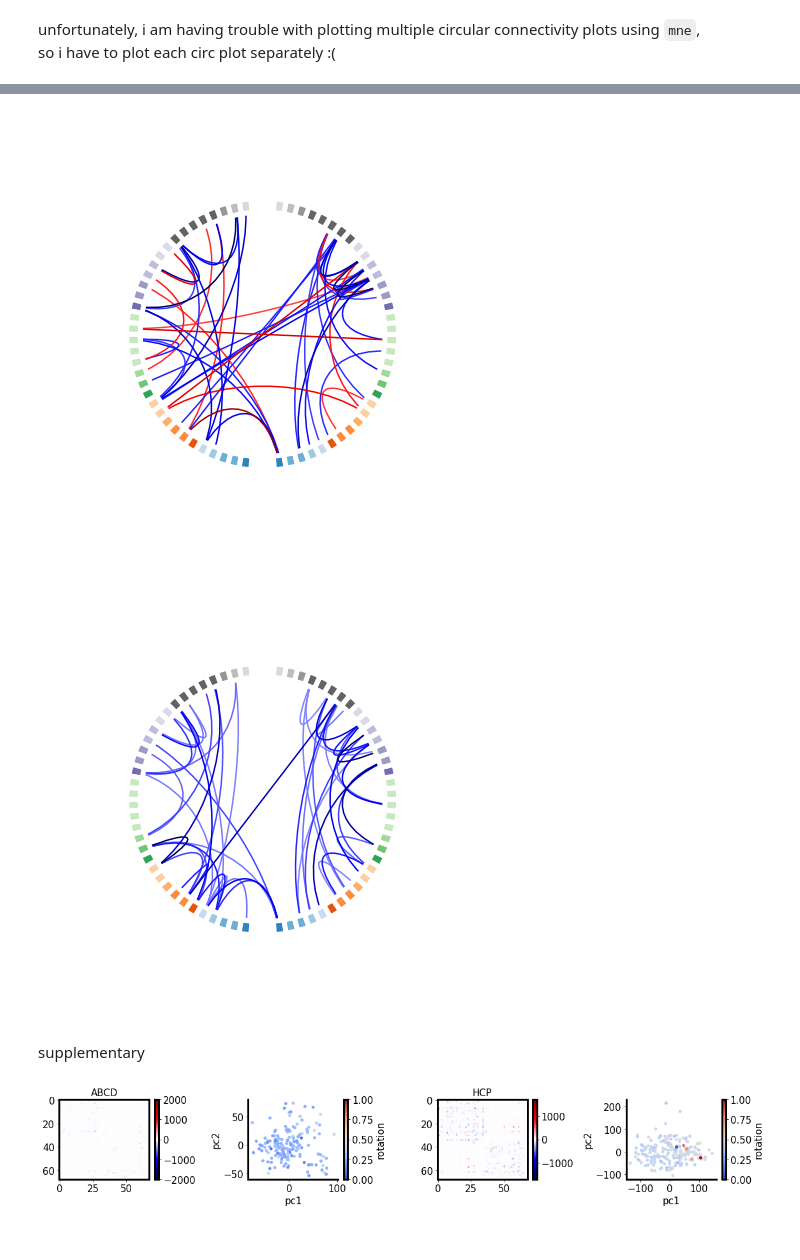
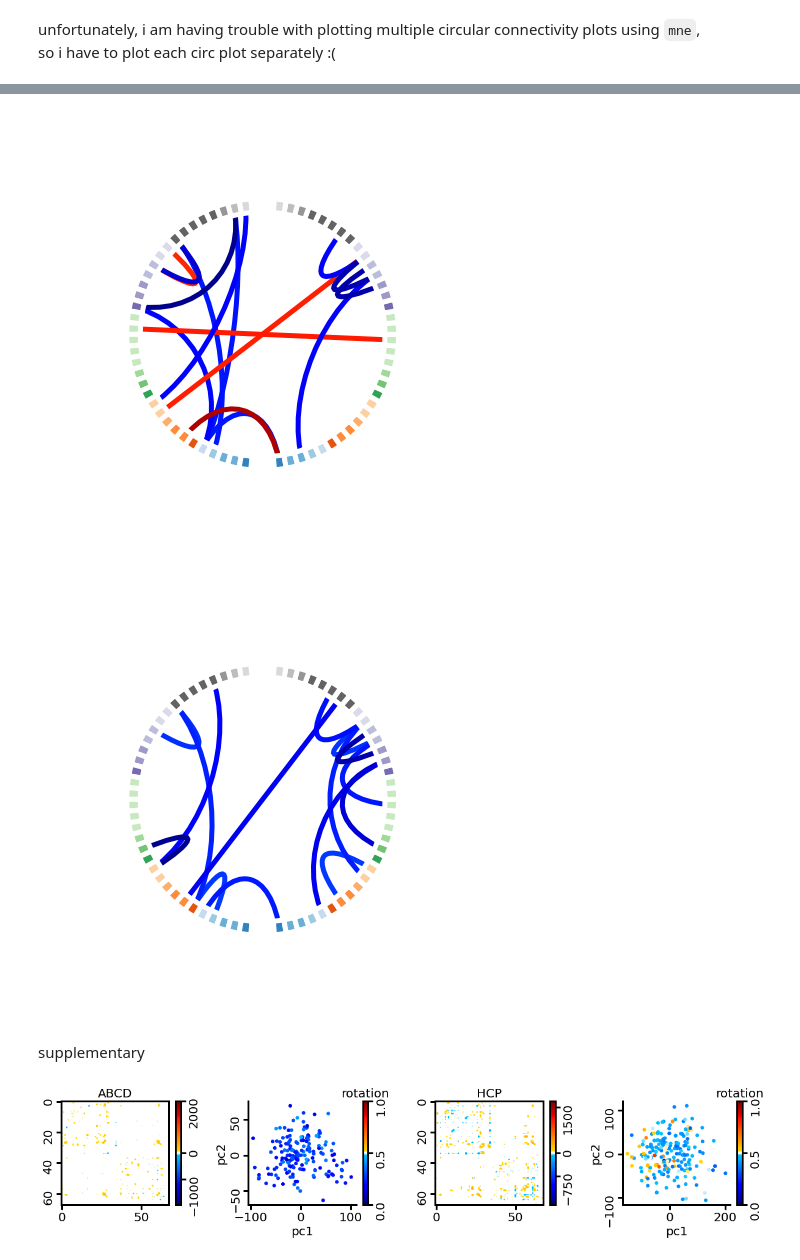
Before and after one commit to yzhang511/inv-vae, a Jupyter notebook: notebooks/fig_2.ipynb, the cells around one changed output, grey strips where cells are left out. Drawn from its saved outputs; the diff is of its cells as text; code cells hidden in the pictures.

```diff
--- a/notebooks/fig_2.ipynb
+++ b/notebooks/fig_2.ipynb
@@ -17,9 +17,9 @@ from mne_connectivity.viz import plot_connectivity_circle
 
 from inv_vae.utils.helpers import min_max_standardize, preprocess_neural_data
 # %%
-SMALL_SIZE = 10
-MEDIUM_SIZE = 15
-BIGGER_SIZE = 20
+SMALL_SIZE = 15
+MEDIUM_SIZE = 20
+BIGGER_SIZE = 25
 
 plt.rc('font', size=MEDIUM_SIZE)
 plt.rc('axes', titlesize=MEDIUM_SIZE)
@@ -126,4 +126,13 @@ node_order.extend(rh_labels)
 
 node_angles = circular_layout(node_order, node_order, start_pos=90,
                               group_boundaries=[0, len(node_order) / 2])
+# %%
+n=39
+x = 0.32 # 0.32
+cmap = plt.cm.jet
+lower = cmap(np.linspace(0, x, n))
+white = np.ones((80-2*n,4))
+upper = cmap(np.linspace(1-x, 1, n))
+colors = np.vstack((lower, white, upper))
+mycmap = matplotlib.colors.LinearSegmentedColormap.from_list('map_white', colors)
 # %%
@@ -224,18 +258,19 @@ fig, ax = plot_connectivity_circle(hcp_diff_trans_nets.reshape(n_rois,n_rois)*co
                          node_colors=label_colors,
                          facecolor='white',
                          node_edgecolor='white',
-                         colormap='seismic',
+                         colormap=mycmap,
                          node_height=1.,
                          node_linewidth=5.,
                          vmin=-400,
                          vmax=400,
                          node_names=np.arange(n_rois),
                          colorbar=False,
-                         n_lines=50, ax=ax)
+                         linewidth=5,
+                         n_lines=15, ax=ax)
 fig.tight_layout()
-fig.savefig('saved_figs/fig2_quantify_motion_panel_2_hcp_trans.png', facecolor='white', dpi=300);
+fig.savefig('saved_figs/fig2_quantify_motion_panel_2_hcp_trans.png', facecolor='white', dpi=500);
 # %% [output]
-[figure, old version]
+[figure, new version]
 # %%
 fig, ax = plt.subplots(figsize=(8, 8),
                        subplot_kw=dict(polar=True))
@@ -244,18 +279,19 @@ fig, ax = plot_connectivity_circle(hcp_diff_rotat_nets.reshape(n_rois,n_rois)*co
                          node_colors=label_colors,
                          facecolor='white',
                          node_edgecolor='white',
-                         colormap='seismic',
+                         colormap=mycmap,
                          node_height=1.,
                          node_linewidth=5.,
                          vmin=-1700,
                          vmax=1700,
                          node_names=np.arange(n_rois),
                          colorbar=False,
-                         n_lines=50, ax=ax)
+                         linewidth=5,
+                         n_lines=15, ax=ax)
 fig.tight_layout()
-fig.savefig('saved_figs/fig2_quantify_motion_panel_2_hcp_rotat.png', facecolor='white', dpi=300);
+fig.savefig('saved_figs/fig2_quantify_motion_panel_2_hcp_rotat.png', facecolor='white', dpi=500);
 # %% [output]
-[figure, old version]
+[figure, new version]
 # %% [markdown]
 supplementary
 # %%
@@ -290,37 +326,56 @@ hcp_motion_df = pd.DataFrame({"pc1": hcp_motion_Xt[:,0],
                        "pc2": hcp_motion_Xt[:,1],
                        "motion": np.vstack([hcp_big_motion, hcp_small_motion]).flatten()})
 # %%
-fig, axes = plt.subplots(1, 4, figsize=(16, 3))
+fig, axes = plt.subplots(1, 4, figsize=(17, 4))
 
 p1=axes[0].imshow(abcd_diff_motion_nets.reshape(n_rois,n_rois)*count_offset,
-                    aspect='auto', cmap='seismic', vmin=-2000, vmax=2000)
+                    aspect='auto', cmap=mycmap, vmin=-2000, vmax=2000)
+axes[0].tick_params(axis='y', labelrotation=90, length=8, width=3)
+axes[0].tick_params(axis='x', length=8, width=3)
+cbar = plt.colorbar(p1, ax=axes[0])
+cbar.set_ticks([-1000,0 , 2000])
+cbar.ax.tick_params(labelrotation=90, length=8, width=3, labelbottom=False)
+
 p2=axes[1].scatter(x="pc1", y="pc2", c="motion",
-                   cmap='coolwarm', data=abcd_motion_df, s=15, alpha=1.,
+                   cmap=mycmap, data=abcd_motion_df, s=25, alpha=1.,
                    vmin=0, vmax=1)
 axes[1].set_xlabel('pc1')
 axes[1].set_ylabel('pc2')
 axes[1].spines['top'].set_visible(False)
 axes[1].spines['right'].set_visible(False)
-cbar = plt.colorbar(p2, ax=axes[1], label="rotation")
+axes[1].tick_params(axis='y', labelrotation=90, length=8, width=3)
+axes[1].tick_params(axis='x', length=8, width=3)
+cbar = plt.colorbar(p2, ax=axes[1])
+cbar.set_ticks([0, 0.5, 1.0])
+cbar.ax.set_title('rotation')
+cbar.ax.tick_params(labelrotation=90, length=8, width=3, labelbottom=False)
 
 p3=axes[2].imshow(hcp_diff_motion_nets.reshape(n_rois,n_rois)*count_offset,
-                    aspect='auto', cmap='seismic', vmin=-1700, vmax=1700)
-cbar=plt.colorbar(p1, ax=axes[0])
+                    aspect='auto', cmap=mycmap, vmin=-1700, vmax=1700)
+axes[2].tick_params(axis='y', labelrotation=90, length=8, width=3)
+axes[2].tick_params(axis='x', length=8, width=3)
 cbar=plt.colorbar(p3, ax=axes[2])
+cbar.set_ticks([-750, 0, 1500])
+cbar.ax.tick_params(labelrotation=90, length=8, width=3, labelbottom=False)
 
 p4=axes[3].scatter(x="pc1", y="pc2", c="motion",
-                   cmap='coolwarm', data=hcp_motion_df, s=15, alpha=1.,
+                   cmap=mycmap, data=hcp_motion_df, s=25, alpha=1.,
                    vmin=0, vmax=1)
 axes[3].set_xlabel('pc1')
 axes[3].set_ylabel('pc2')
 axes[3].spines['top'].set_visible(False)
 axes[3].spines['right'].set_visible(False)
-cbar = plt.colorbar(p4, ax=axes[3], label="rotation")
+axes[3].tick_params(axis='y', labelrotation=90, length=8, width=3)
+axes[3].tick_params(axis='x', length=8, width=3)
+cbar = plt.colorbar(p4, ax=axes[3])
+cbar.set_ticks([0, 0.5, 1.0])
+cbar.ax.set_title('rotation')
+cbar.ax.tick_params(labelrotation=90, length=8, width=3, labelbottom=False)
 
 axes[0].set_title('ABCD')
 axes[2].set_title('HCP')
 
 plt.tight_layout()
-plt.savefig('saved_figs/fig9_supp.png', facecolor='white', dpi=800)
+plt.savefig('saved_figs/fig9_supp.png', facecolor='white', dpi=400)
 # %% [output]
-[figure, old version]
+[figure, new version]
```
Also changed, not shown: parts of 3 cells of this notebook, 3 other files.
